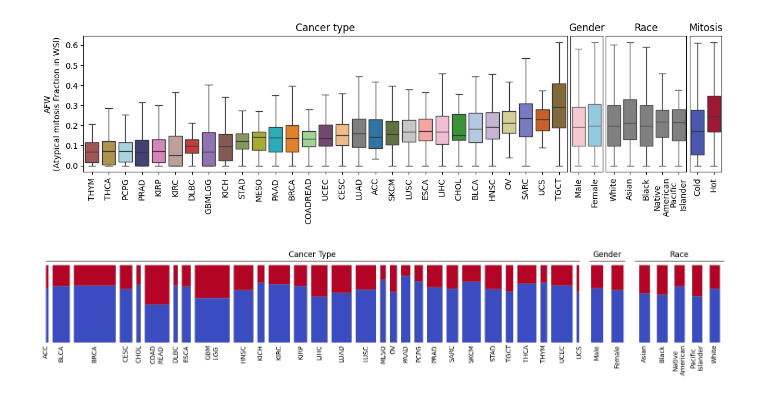
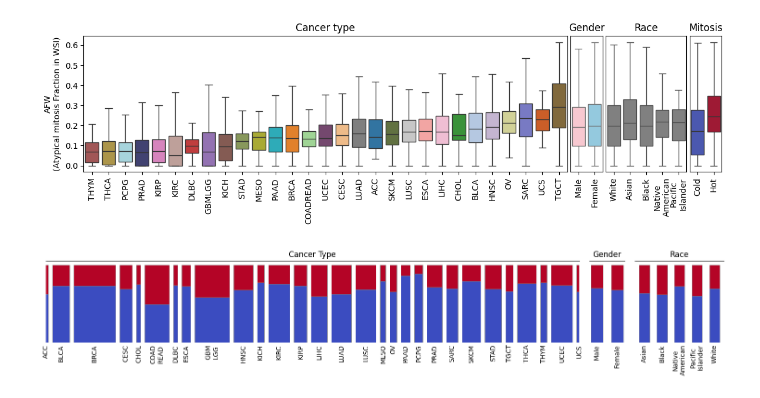
Before and after one commit to mostafajahanifar/pacman, a Jupyter notebook: explain_feature_boxplots.ipynb, the cells around one changed output. Saved outputs shown, nothing was run; the diff lists cells and outputs as text; code cells hidden in the pictures.

```diff
--- a/explain_feature_boxplots.ipynb
+++ b/explain_feature_boxplots.ipynb
@@ -269,7 +269,7 @@ import matplotlib.pyplot as plt
 import numpy as np
 
 # Load data
-df = pd.read_csv('/mnt/gpfs01/lsf-workspace/u2070124/Data/Data/pancancer/tcga_features_final_ClusterByCancerNew_withAtypical.csv')
+df = pd.read_csv('/mnt/gpfs01/lsf-workspace/u2070124/Data/Data/pancancer/tcga_features_final_ClusterByCancer_withAtypical.csv')
 
 ALL_CANCERS = ['LIHC', 'LUSC', 'CESC', 'COADREAD', 'HNSC', 'ESCA', 'KIRC', 'GBMLGG',
                'KIRP', 'LUAD', 'BRCA', 'UCEC', 'SKCM', 'STAD', 'PAAD',
@@ -376,31 +376,31 @@ df['race'] = df['race'].map(race_short_map)
 # Group by race and temperature
 race_temp_counts = df.groupby(['race', 'temperature']).size().unstack(fill_value=0)
 race_temp_distribution = race_temp_counts.div(race_temp_counts.sum(axis=1), axis=0)
 race_bar_widths = [0.6] * len(race_temp_distribution)
 
 for i, (race, row) in enumerate(race_temp_distribution.iterrows()):
     bottom = 0
     for j, temp in enumerate(row.index):
         height = row[temp]
         ax3.bar(
             i, height, bottom=bottom, color=colors(j / (len(row.index) - 1)),
             width=race_bar_widths[i], edgecolor='gray', linewidth=0.5
         )
         bottom += height
 
 ax3.set_xticks(np.arange(len(race_temp_distribution)))
 ax3.set_xticklabels(race_temp_distribution.index, rotation=90)
 ax3.set_title('Race')
 ax3.set_yticks([])
 ax3.set_yticklabels('')
 ax3.spines[['right', 'left', 'bottom']].set_visible(False)
 ax3.tick_params(axis='both', which='both', length=0)
 
 plt.subplots_adjust(wspace=0.05)
 # Adjust layout and save figure
 plt.tight_layout()
 plt.savefig("results_final_all/landscape/hot-cold-distribution.png", dpi=600, bbox_inches='tight', pad_inches=0.01)
 plt.savefig("results_final_all/landscape/hot-cold-distribution.pdf", dpi=600, bbox_inches='tight', pad_inches=0.01)
 plt.show()
 # %% [output]
-[figure, old version]
+[figure, new version]
```
Also changed, not shown: 8 other files.
